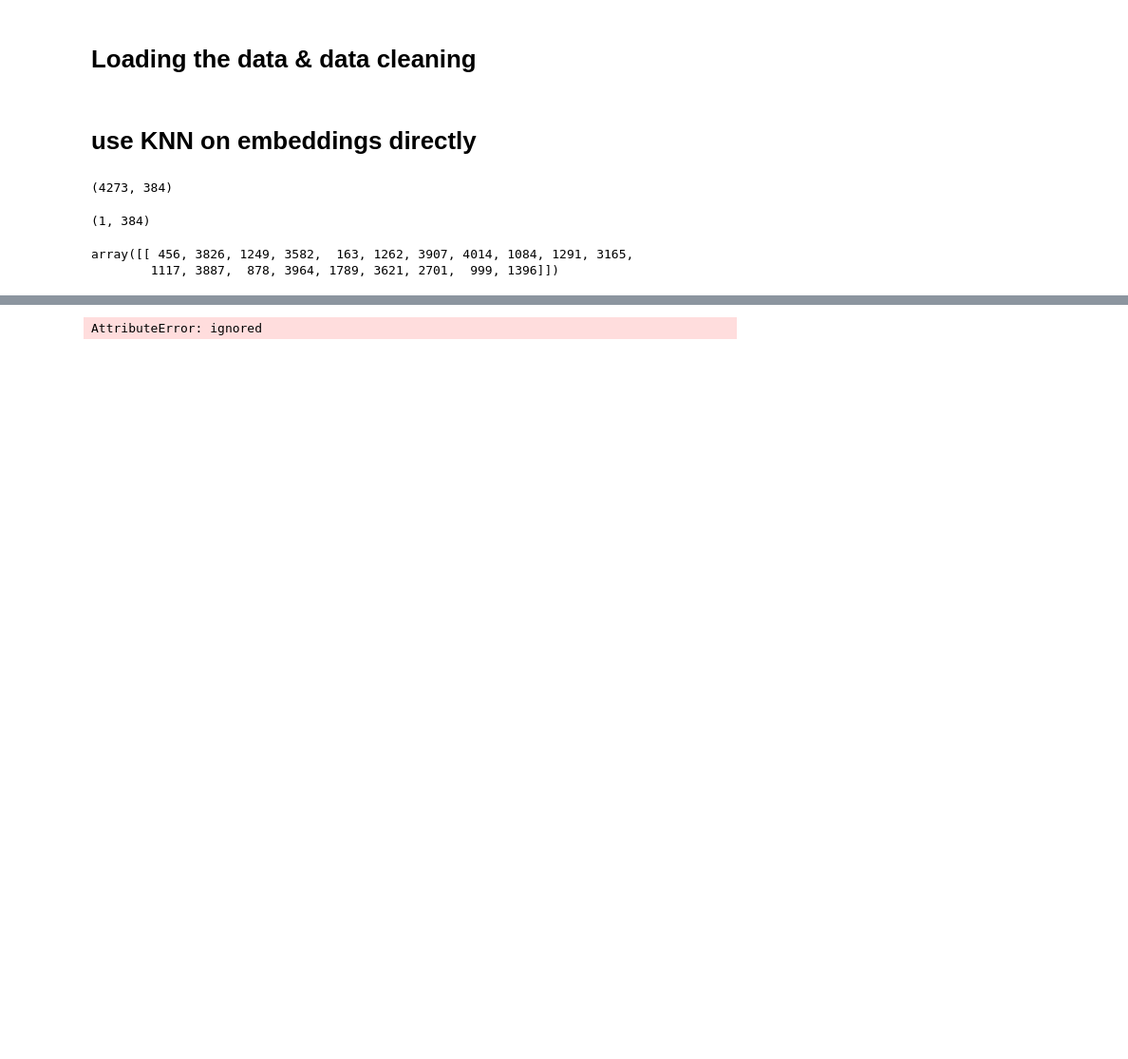
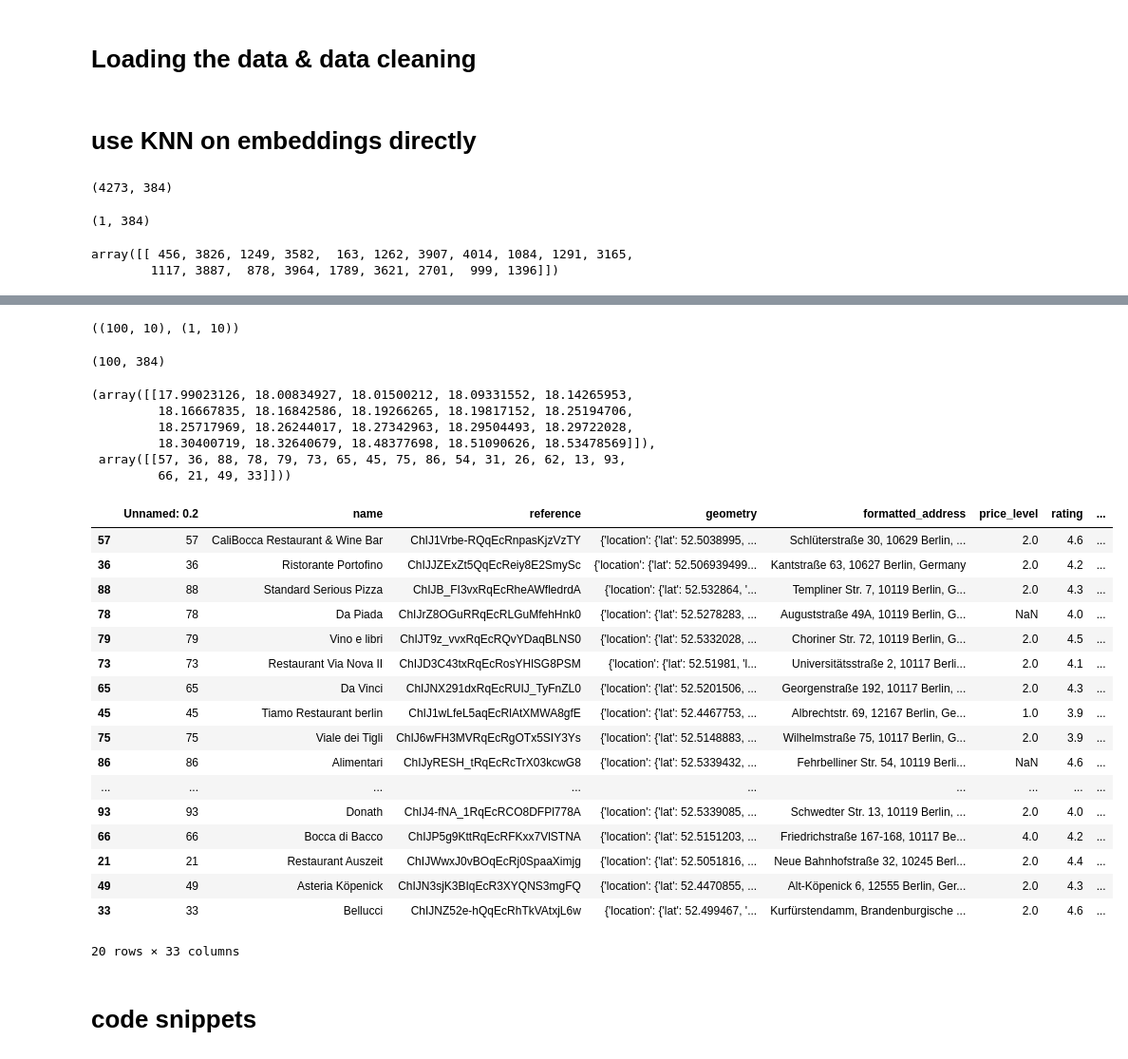
Before and after one commit to TechLabs-Berlin/ss23-drop-in-to-berlin, a Jupyter notebook: NN Classifier.ipynb, the cells around one changed output, grey strips where cells are left out. Shown: that part at 95% size. Cells and saved outputs as stored; diff of their text form; code cells hidden in the pictures; blank space fills up the shorter version.

Commit message:
abandoned UMAP and saved embeddings in a pkl file

```diff
--- a/NN Classifier.ipynb
+++ b/NN Classifier.ipynb
@@ -151,8 +153,58 @@ KeyboardInterrupt
 # %%
 import umap.umap_ as umap
 # %%
+# define partial test vector for the embeddings
+embs_test = embeddings[:100]
+
 # fit and transform data using UMAP
-reducer = umap.UMAP() # define reducer
-embedding = reducer.fit_transform(embeddings) # return lower dimensionality vector
+reducer = umap.UMAP(n_components=10) # define reducer
+umap_embs = reducer.fit_transform(embs_test) # return lower dimensionality vector
-# %% [output]
-AttributeError: ignored
+# %%
+# create a user input test
+user_input = "This is really one of the most delicious vietnamnese restaurants I've ever seen. It tastes exacly like when my mom used to cook. Especially the Pho was incredible. Would always come back"
+user_embedding = model.encode(user_input).reshape(1,-1)
+user_embs_umap = reducer.fit_transform(user_embedding)
+# %%
+umap_embs.shape, user_embs_umap.shape
+# %% [output]
+((100, 10), (1, 10))
+# %%
+embs_test.shape
+# %% [output]
+(100, 384)
+# %%
+# build NearestNeighbors model that finds the 20 nearest restaurants to the user input
+nbrs = NearestNeighbors(n_neighbors=20, algorithm='ball_tree').fit(umap_embs)
+distances, indices = nbrs.kneighbors(user_embs_umap)
+# %%
+distances, indices
+# %% [output]
+(array([[17.99023126, 18.00834927, 18.01500212, 18.09331552, 18.14265953,
+         18.16667835, 18.16842586, 18.19266265, 18.19817152, 18.25194706,
+         18.25717969, 18.26244017, 18.27342963, 18.29504493, 18.29722028,
+         18.30400719, 18.32640679, 18.48377698, 18.51090626, 18.53478569]]),
+ array([[57, 36, 88, 78, 79, 73, 65, 45, 75, 86, 54, 31, 26, 62, 13, 93,
+         66, 21, 49, 33]]))
+# %%
+df.iloc[indices.flatten()]
+# %% [output]
+|  | Unnamed: 0.2 | name | reference | geometry | formatted_address | price_level | rating | ... |
+| 57 | 57 | CaliBocca Restaurant & Wine Bar | ChIJ1Vrbe-RQqEcRnpasKjzVzTY | {'location': {'lat': 52.5038995, ... | Schlüterstraße 30, 10629 Berlin, ... | 2.0 | 4.6 | ... |
+| 36 | 36 | Ristorante Portofino | ChIJJZExZt5QqEcReiy8E2SmySc | {'location': {'lat': 52.506939499... | Kantstraße 63, 10627 Berlin, Germany | 2.0 | 4.2 | ... |
+| 88 | 88 | Standard Serious Pizza | ChIJB_FI3vxRqEcRheAWfledrdA | {'location': {'lat': 52.532864, '... | Templiner Str. 7, 10119 Berlin, G... | 2.0 | 4.3 | ... |
+| 78 | 78 | Da Piada | ChIJrZ8OGuRRqEcRLGuMfehHnk0 | {'location': {'lat': 52.5278283, ... | Auguststraße 49A, 10119 Berlin, G... | NaN | 4.0 | ... |
+| 79 | 79 | Vino e libri | ChIJT9z_vvxRqEcRQvYDaqBLNS0 | {'location': {'lat': 52.5332028, ... | Choriner Str. 72, 10119 Berlin, G... | 2.0 | 4.5 | ... |
+| 73 | 73 | Restaurant Via Nova II | ChIJD3C43txRqEcRosYHlSG8PSM | {'location': {'lat': 52.51981, 'l... | Universitätsstraße 2, 10117 Berli... | 2.0 | 4.1 | ... |
+| 65 | 65 | Da Vinci | ChIJNX291dxRqEcRUIJ_TyFnZL0 | {'location': {'lat': 52.5201506, ... | Georgenstraße 192, 10117 Berlin, ... | 2.0 | 4.3 | ... |
+| 45 | 45 | Tiamo Restaurant berlin | ChIJ1wLfeL5aqEcRlAtXMWA8gfE | {'location': {'lat': 52.4467753, ... | Albrechtstr. 69, 12167 Berlin, Ge... | 1.0 | 3.9 | ... |
+| 75 | 75 | Viale dei Tigli | ChIJ6wFH3MVRqEcRgOTx5SIY3Ys | {'location': {'lat': 52.5148883, ... | Wilhelmstraße 75, 10117 Berlin, G... | 2.0 | 3.9 | ... |
+| 86 | 86 | Alimentari | ChIJyRESH_tRqEcRcTrX03kcwG8 | {'location': {'lat': 52.5339432, ... | Fehrbelliner Str. 54, 10119 Berli... | NaN | 4.6 | ... |
+| ... | ... | ... | ... | ... | ... | ... | ... | ... |
+| 93 | 93 | Donath | ChIJ4-fNA_1RqEcRCO8DFPl778A | {'location': {'lat': 52.5339085, ... | Schwedter Str. 13, 10119 Berlin, ... | 2.0 | 4.0 | ... |
+| 66 | 66 | Bocca di Bacco | ChIJP5g9KttRqEcRFKxx7VlSTNA | {'location': {'lat': 52.5151203, ... | Friedrichstraße 167-168, 10117 Be... | 4.0 | 4.2 | ... |
+| 21 | 21 | Restaurant Auszeit | ChIJWwxJ0vBOqEcRj0SpaaXimjg | {'location': {'lat': 52.5051816, ... | Neue Bahnhofstraße 32, 10245 Berl... | 2.0 | 4.4 | ... |
+| 49 | 49 | Asteria Köpenick | ChIJN3sjK3BIqEcR3XYQNS3mgFQ | {'location': {'lat': 52.4470855, ... | Alt-Köpenick 6, 12555 Berlin, Ger... | 2.0 | 4.3 | ... |
+| 33 | 33 | Bellucci | ChIJNZ52e-hQqEcRhTkVAtxjL6w | {'location': {'lat': 52.499467, '... | Kurfürstendamm, Brandenburgische ... | 2.0 | 4.6 | ... |
+20 rows × 33 columns
+# %% [markdown]
+# code snippets
```
Also changed, not shown: parts of 9 cells of this notebook, 1 other file.
